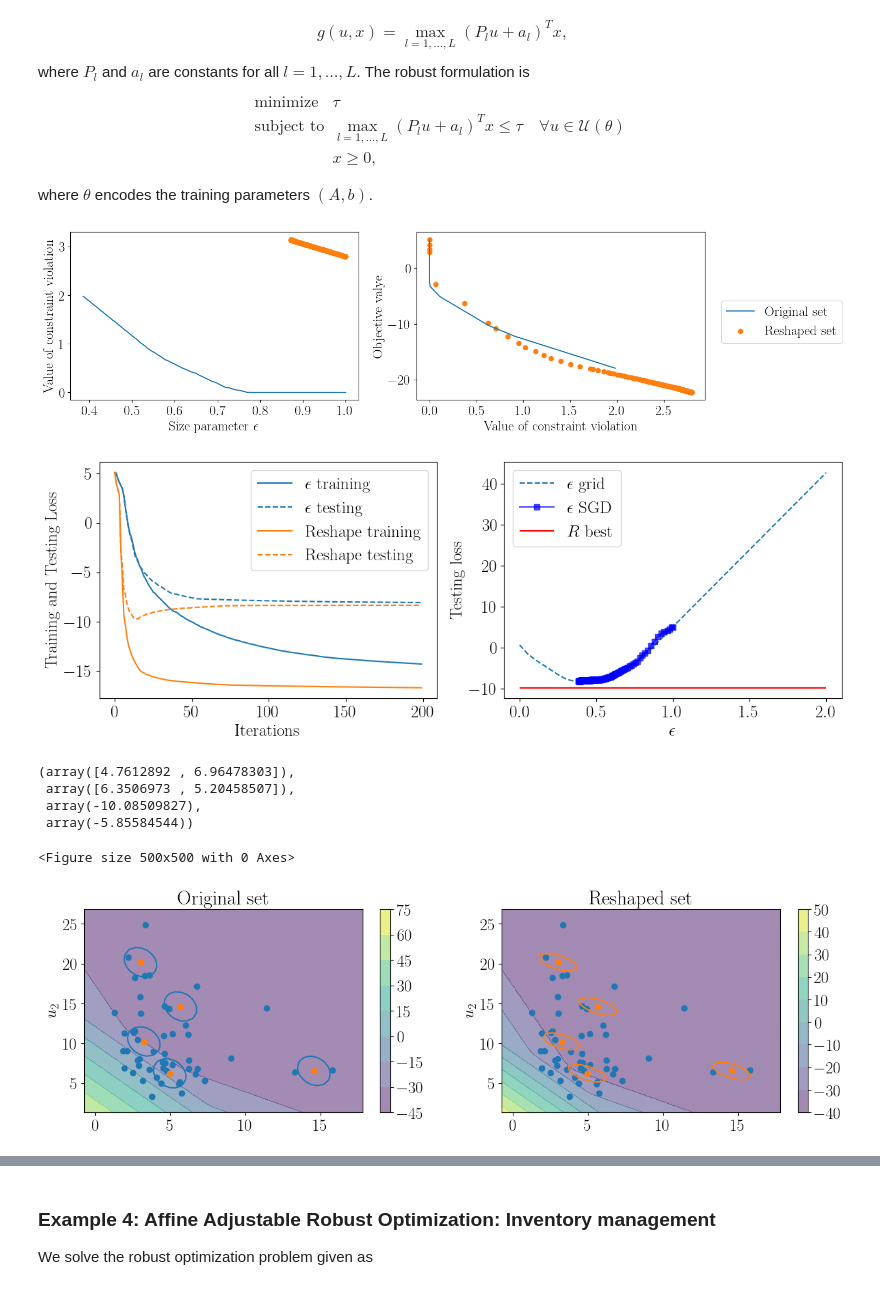
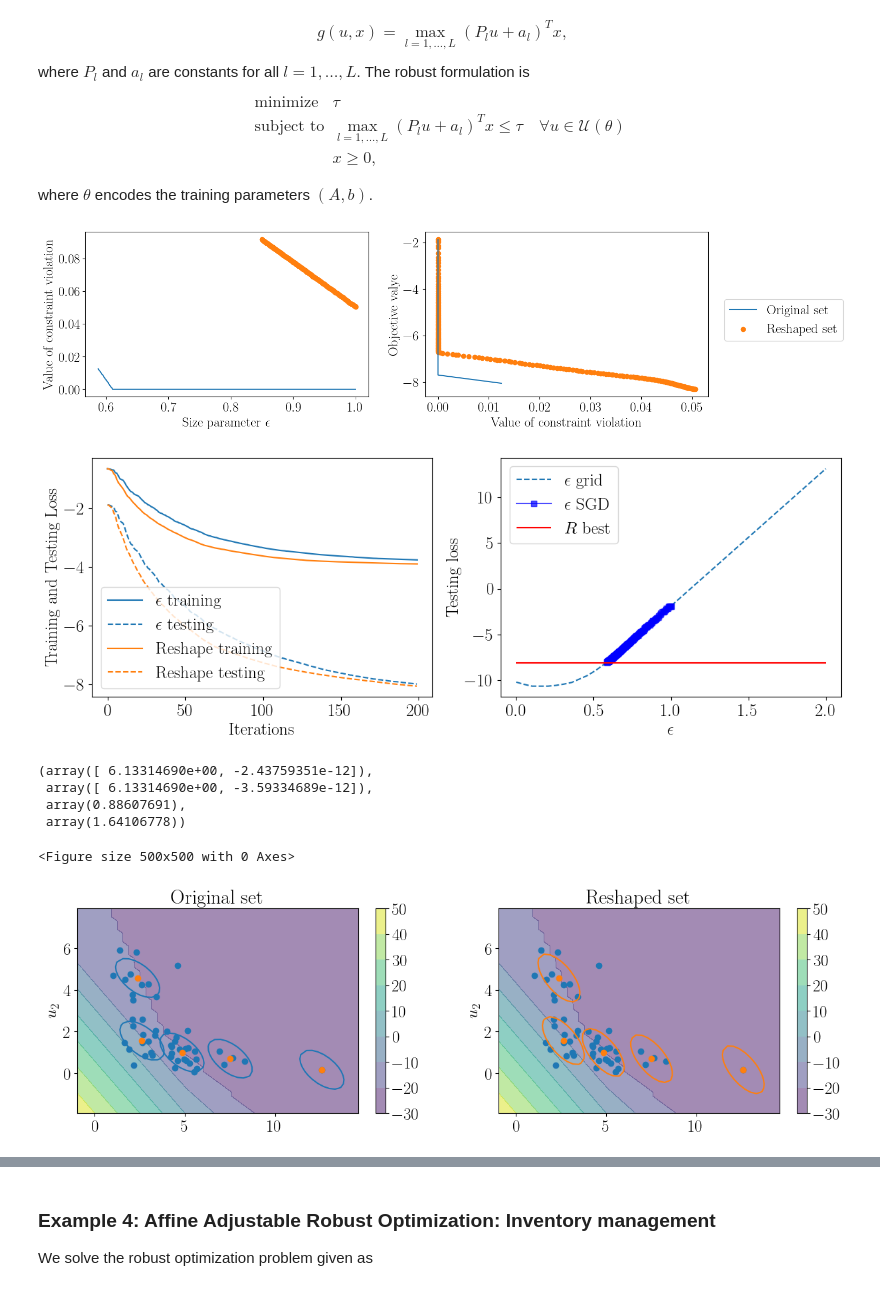
Before and after one commit to stellatogrp/lropt, a Jupyter notebook: examples/experiments/tutorial_learning.ipynb, the cells around one changed output, grey strips where cells are left out. Drawn from its saved outputs; the diff is of its cells as text; code cells hidden in the pictures.

```diff
--- a/examples/experiments/tutorial_learning.ipynb
+++ b/examples/experiments/tutorial_learning.ipynb
@@ -315,13 +315,13 @@ n = 2
 N = 50
 # k = npr.uniform(1,4,n)
 # p = k + npr.uniform(2,5,n)
-k = np.array([2.,3.])
-p = np.array([3,4.5])
+k = np.array([4.,5.])
+p = np.array([5,6.5])
 k_tch = torch.tensor(k, requires_grad = True)
 p_tch = torch.tensor(p, requires_grad = True)
 
-k1 = np.array([3.,1.])
-p1 = np.array([5.5,2.])
+k1 = np.array([0.5,1.])
+p1 = np.array([3.,1.5])
 k1_tch = torch.tensor(k1, requires_grad = True)
 p1_tch = torch.tensor(p1, requires_grad = True)
 
@@ -329,15 +329,15 @@ p1_tch = torch.tensor(p1, requires_grad = True)
 b = npr.uniform(1,3,2)
 b_tch = torch.tensor(b, requires_grad = True)
 # Formulate loss function
-def loss(t,y,x,data,l = 5):
+def loss(t,y,x, x1, data,l = 5):
     return t +y + l*torch.mean(torch.maximum(
         torch.maximum(k_tch@x -data@p_tch, k_tch@x - p_tch@x) - t,
         torch.tensor(0.,requires_grad = True)))+ l*torch.mean(torch.maximum(
-        torch.maximum(k1_tch@x -data@p1_tch, k1_tch@x - p1_tch@x) - y,
+        torch.maximum(k1_tch@x1 -data@p1_tch, k1_tch@x1 - p1_tch@x) - y,
         torch.tensor(0.,requires_grad = True))), t+y, torch.mean(torch.maximum(
         torch.maximum(k_tch@x -data@p_tch, k_tch@x - p_tch@x) - t,
         torch.tensor(0.,requires_grad = True)))+ torch.mean(torch.maximum(
-        torch.maximum(k1_tch@x -data@p1_tch, k1_tch@x - p1_tch@x) - y,
+        torch.maximum(k1_tch@x1 -data@p1_tch, k1_tch@x1 - p1_tch@x) - y,
         torch.tensor(0.,requires_grad = True)))
 #+ torch.maximum(k_tch@(x - b_tch),torch.tensor(0.))
 def gen_demand(n, N):
@@ -363,15 +363,16 @@ Astart = u.uncertainty_set._initA
 
 # Formulate the Robust Problem
 x_r = cp.Variable(n)
+x_1 = cp.Variable(n)
 t = cp.Variable()
 y = cp.Variable()
 
 objective = cp.Minimize(t+y)
 
 constraints = [cp.maximum(k@x_r - p@x_r, k@x_r - p@u) <= t]
-constraints += [cp.maximum(k1@x_r - p1@x_r, k1@x_r - p1@u) <= y]
+constraints += [cp.maximum(k1@x_1 - p1@x_1, k1@x_1 - p1@u) <= y]
 
-constraints += [x_r >= 0]
+constraints += [x_r >= 0, x_r >= x_1]
 
 prob = lro.RobustProblem(objective, constraints)
 
@@ -418,7 +419,7 @@ ax2.set_xlabel("Value of constraint violation")
 lgd = ax2.legend(loc = "lower right", bbox_to_anchor=(1.5, 0.3))
 plt.savefig("ex1_curves.pdf", bbox_extra_artists=(lgd,), bbox_inches='tight')
 # %% [output]
-[figure, old version]
+[figure, new version]
 # %%
 
 # Plot results
@@ -443,7 +444,7 @@ ax2.set_ylabel("Testing loss")
 ax2.legend()
 plt.show()
 # %% [output]
-[figure, old version]
+[figure, new version]
 # %%
 n = 2
 u = lro.UncertainParameter(n,
@@ -451,19 +452,23 @@ u = lro.UncertainParameter(n,
                                                     A = result3.A,data = data, train = False, uniqueA = True))
 # Formulate the Robust Problem
 x_r = cp.Variable(n)
+x_1 = cp.Variable(n)
 t = cp.Variable()
 y = cp.Variable()
 
 objective = cp.Minimize(t+y)
 
 constraints = [cp.maximum(k@x_r - p@x_r, k@x_r - p@u) <= t]
-constraints += [cp.maximum(k1@x_r - p1@x_r, k1@x_r - p1@u) <= y]
-constraints += [x_r >= 0]
+constraints += [cp.maximum(k1@x_1 - p1@x_1, k1@x_1 - p1@u) <= y]
+
+constraints += [x_r >= 0, x_r >= x_1]
 
 prob = lro.RobustProblem(objective, constraints)
 prob.solve()
 # result3.reform_problem.solve()
 x_opt_base = x_r.value
+x_opt_base1 = x_1.value
+
 t_base = t.value
 
 n = 2
@@ -472,27 +477,30 @@ u = lro.UncertainParameter(n,
                                                     A = result2.A, data = data, train = False, uniqueA = True))
 # Formulate the Robust Problem
 x_r = cp.Variable(n)
+x_1 = cp.Variable(n)
 t = cp.Variable()
 y = cp.Variable()
 
 objective = cp.Minimize(t+y)
 
 constraints = [cp.maximum(k@x_r - p@x_r, k@x_r - p@u) <= t]
-constraints += [cp.maximum(k1@x_r - p1@x_r, k1@x_r - p1@u) <= y]
-constraints += [x_r >= 0]
+constraints += [cp.maximum(k1@x_1 - p1@x_1, k1@x_1 - p1@u) <= y]
 
+constraints += [x_r >= 0, x_r >= x_1]
 prob = lro.RobustProblem(objective, constraints)
 prob.solve()
 # result3.reform_problem.solve()
 x_opt_learned = x_r.value
+x_opt_learned1 = x_1.value
+
 t_learned = t.value
 x_opt_learned,x_opt_base,t_learned, t_base
 # A_fin, init, b_fin, init_b
 # %% [output]
-(array([4.7612892 , 6.96478303]),
- array([6.3506973 , 5.20458507]),
- array(-10.08509827),
- array(-5.85584544))
+(array([ 6.13314690e+00, -2.43759351e-12]),
+ array([ 6.13314690e+00, -3.59334689e-12]),
+ array(0.88607691),
+ array(1.64106778))
 # %%
 def fmt(x):
     s = f"{x:.1f}"
@@ -543,8 +551,8 @@ for i in range(num_p):
         # init_set[i,j] = np.linalg.norm(init@ u_vec - init@np.mean(data, axis = 0))
         g_level_learned[i,j] = np.maximum(k @ x_opt_learned - p @ x_opt_learned, k @ x_opt_learned - p @ u_vec)
         g_level_base[i,j] = np.maximum(k @ x_opt_base - p @ x_opt_base, k @ x_opt_base - p @ u_vec)
-        g_level_learned1[i,j] = np.maximum(k1 @ x_opt_learned - p1 @ x_opt_learned, k1 @ x_opt_learned - p1 @ u_vec)
-        g_level_base1[i,j] = np.maximum(k1 @ x_opt_base - p1 @ x_opt_base, k1 @ x_opt_base - p1 @ u_vec)
+        g_level_learned1[i,j] = np.maximum(k1 @ x_opt_learned1 - p1 @ x_opt_learned1, k1 @ x_opt_learned1 - p1 @ u_vec)
+        g_level_base1[i,j] = np.maximum(k1 @ x_opt_base1 - p1 @ x_opt_base1, k1 @ x_opt_base1 - p1 @ u_vec)
 
 
 fig, (ax1, ax2) = plt.subplots(1, 2, figsize=(15, 4))
@@ -581,34 +589,34 @@ for k_ind in range(K):
 a1 = ax1.contourf(x,y,g_level_base+g_level_base1,alpha = 0.5)
 # ax1.contourf(x,y,g_level_base1,alpha = 0.5)
 
 ax1.scatter(data[:,0],data[:,1])
 ax1.scatter(u.uncertainty_set.Dbar[:,0], u.uncertainty_set.Dbar[:,1])
 fig.colorbar(a1, ax = ax1)
 
 
 ax2.set_title("Reshaped set")
 # Set x axis label for the contour plot
 ax2.set_label(r"$u_1$")
 # Set y axis label for the contour plot
 import seaborn as sns
 ax2.set_ylabel(r"$u_2$")
 # plt.ylim(-20,40)
 # plt.xlim(-20,40)
 for k_ind in range(K):
     ax2.contour(x,y,fin_set[k_ind], [1], colors = ["tab:orange"])
 # for k_ind in range(K):
 #     ax1.contour(x,y,init_set[k_ind], [1], colors = ["tab:blue"])
 a2 = ax2.contourf(x,y,g_level_learned +g_level_learned1 ,alpha = 0.5)
 # ax2.contourf(x,y,g_level_learned1,alpha = 0.5)
 
 ax2.scatter(data[:,0],data[:,1])
 ax2.scatter(u.uncertainty_set.Dbar[:,0], u.uncertainty_set.Dbar[:,1])
 fig.colorbar(a2,ax = ax2)
 
 plt.savefig("Reshaped1.pdf", bbox_inches='tight')
 # %% [output]
 <Figure size 500x500 with 0 Axes>
-[figure, old version]
+[figure, new version]
 # %%
 # Formulate uncertainty set
 # u = lro.UncertainParameter(n,
```
Also changed, not shown: parts of 16 cells of this notebook, 52 other files.
